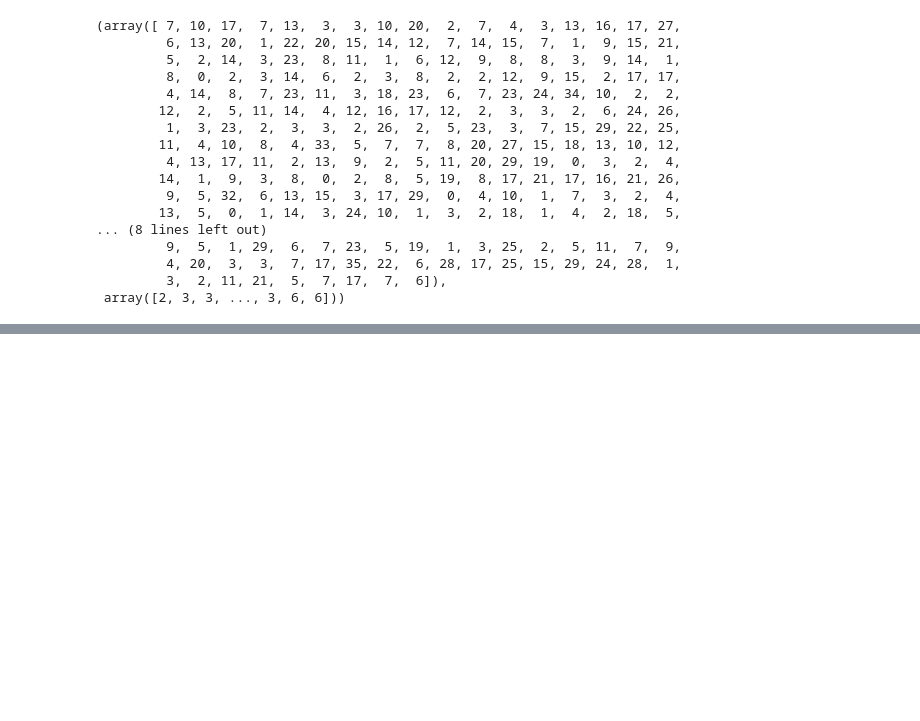
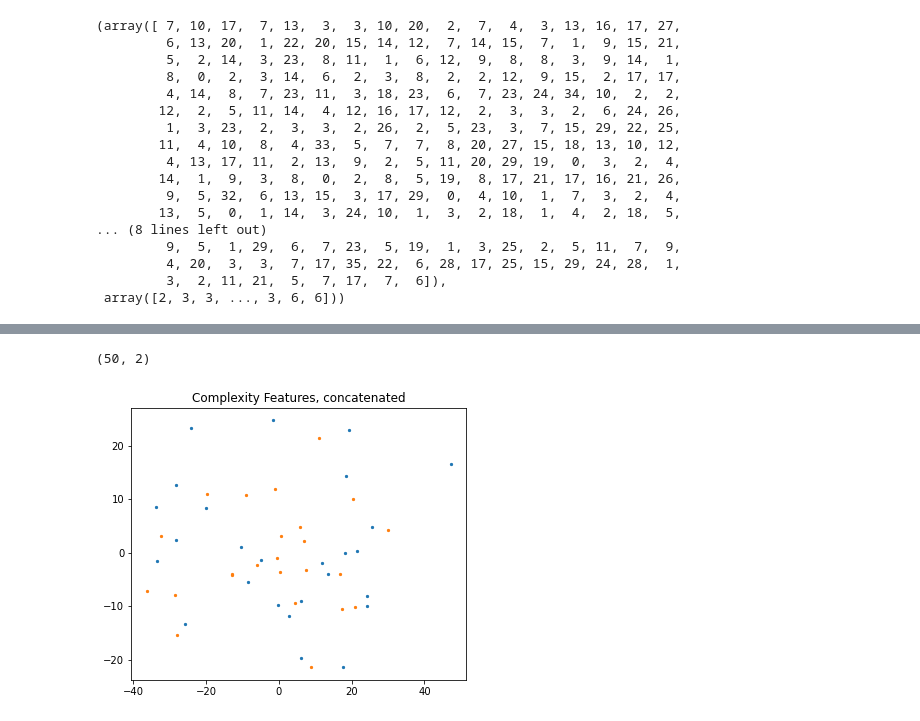
Before and after one commit to kroglkt/LP2, a Jupyter notebook: WordFrequency.ipynb, the cells around one changed output, grey strips where cells are left out. Saved outputs shown, nothing was run; the diff lists cells and outputs as text; code cells hidden in the pictures; blank space fills up the shorter version.

```diff
--- a/WordFrequency.ipynb
+++ b/WordFrequency.ipynb
@@ -455,0 +552,13 @@ AttributeError: module 're' has no attribute 'strip'
+# %%
+#Create one numpy array from of lists of features
+def create_feature_vectors(lists):
+    return np.vstack(lists).T
+
+feat_vec1 = create_feature_vectors([k_list, i_list, lix_list, unique_list, avg_sent_len_list,
+                                    avg_word_len_list,num_of_spelling_mistakes, num_of_symbol_sequences])
+
+plt.rcParams["figure.figsize"] = (6, 5)
+show_me_pca(feat_vec1, labels[:50], is_pairs=True, title="Complexity Features, concatenated")
+# %% [output]
+(50, 2)
+[figure, added]
```
Also changed, not shown: parts of 32 cells of this notebook.
